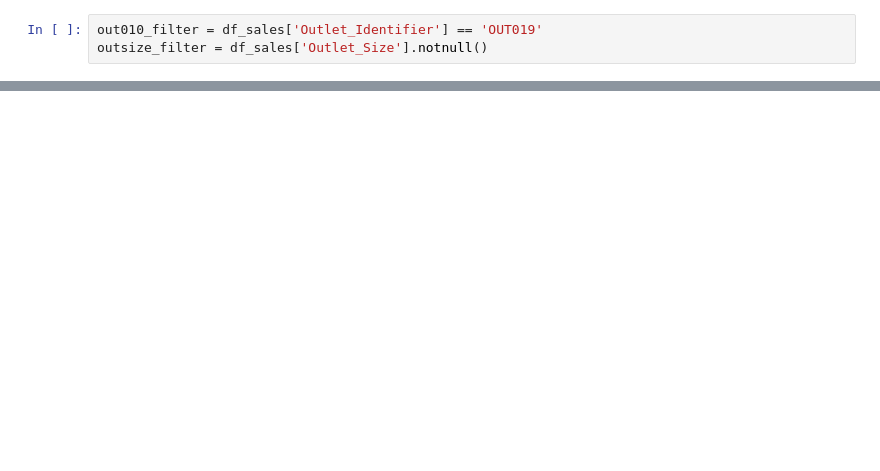
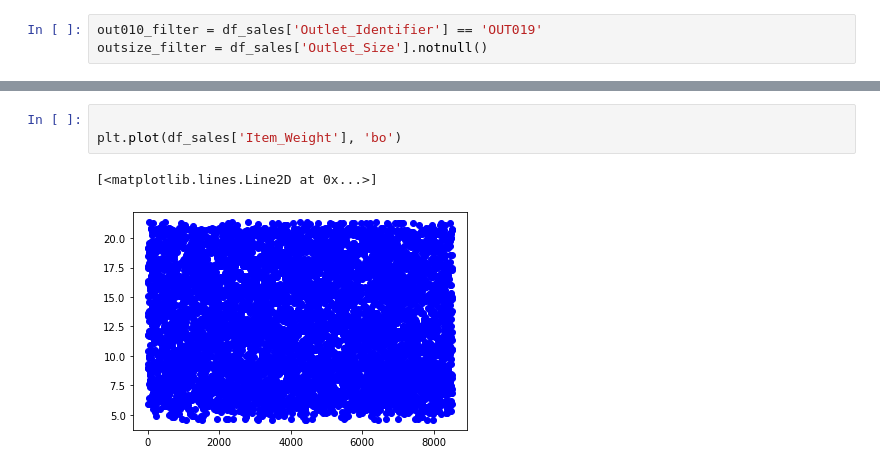
Before and after one commit to ChronoConstant/Grocer_Sales_Predictions, a Jupyter notebook: Sales_Predictions.ipynb, the cells around one changed output, grey strips where cells are left out. Saved outputs shown, nothing was run; the diff lists cells and outputs as text; blank space fills up the shorter version.

```diff
--- a/Sales_Predictions.ipynb
+++ b/Sales_Predictions.ipynb
@@ -101,0 +138,6 @@ df_sales.loc[out010_filter & outsize_filter]
+# %%
+
+plt.plot(df_sales['Item_Weight'], 'bo')
+# %% [output]
+[<matplotlib.lines.Line2D at 0x...>]
+[figure, added]
```
Also changed, not shown: parts of 19 cells of this notebook.
